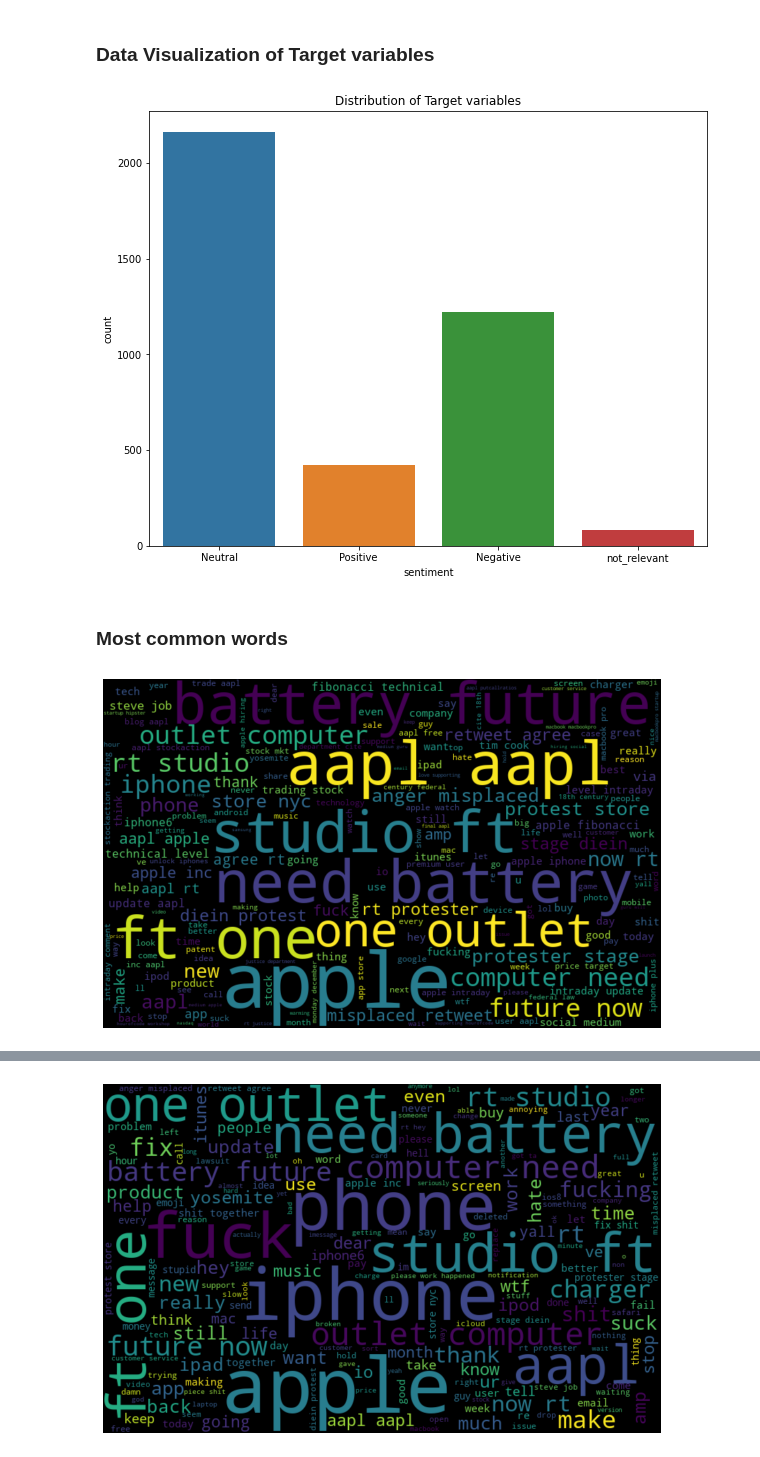
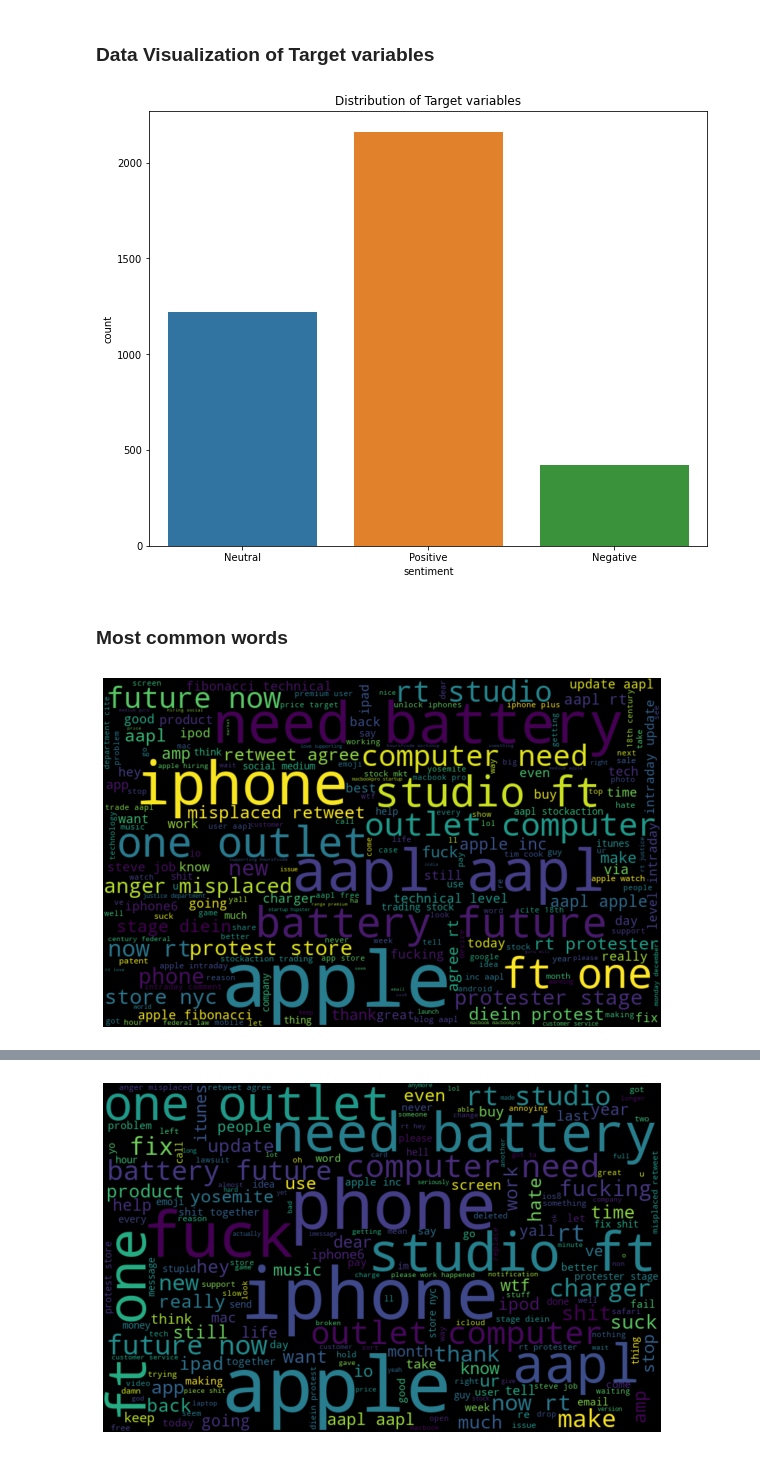
Before and after one commit to GraceMwende/Twitter_Sentiment_Analysis, a Jupyter notebook: sentiment_v3.ipynb, the cells around one changed output, grey strips where cells are left out. Cells and saved outputs as stored; diff of their text form; code cells hidden in the pictures.

Commit message:
data cleaning,visualization and eda

```diff
--- a/sentiment_v3.ipynb
+++ b/sentiment_v3.ipynb
@@ -107,3 +107,6 @@ def clean_text(text):
     text = [lemmatizer.lemmatize(word)for word in text]
     text = ' '.join(text)
     return text
+# %%
+data = data.query('sentiment !="not_relevant"')
+data['sentiment'] = data['sentiment'].astype(int)
@@ -144,9 +158,9 @@ Name: sentiment, dtype: int64
 # %%
 fig, ax = plt.subplots(figsize=(10,8))
 ax = sns.countplot(data=data,x='sentiment')
-ax.set(title='Distribution of Target variables',xticklabels=['Neutral','Positive','Negative','not_relevant']); # remove not_relevant
+ax.set(title='Distribution of Target variables',xticklabels=['Neutral','Positive','Negative']); # remove not_relevant
 # %% [output]
-[figure, old version]
+[figure, new version]
 # %% [markdown]
 ### Most common words
 # %%
@@ -165,7 +179,7 @@ plt.imshow(wordcloud, interpolation="bilinear")
 plt.axis('off')
 plt.show()
 # %% [output]
-[figure, old version]
+[figure, new version]
 # %%
 #find the frequency of words
 textdata = ' '.join(data['cleaned_text']) #combine all rows into a single text
```
Also changed, not shown: parts of 29 cells of this notebook.
